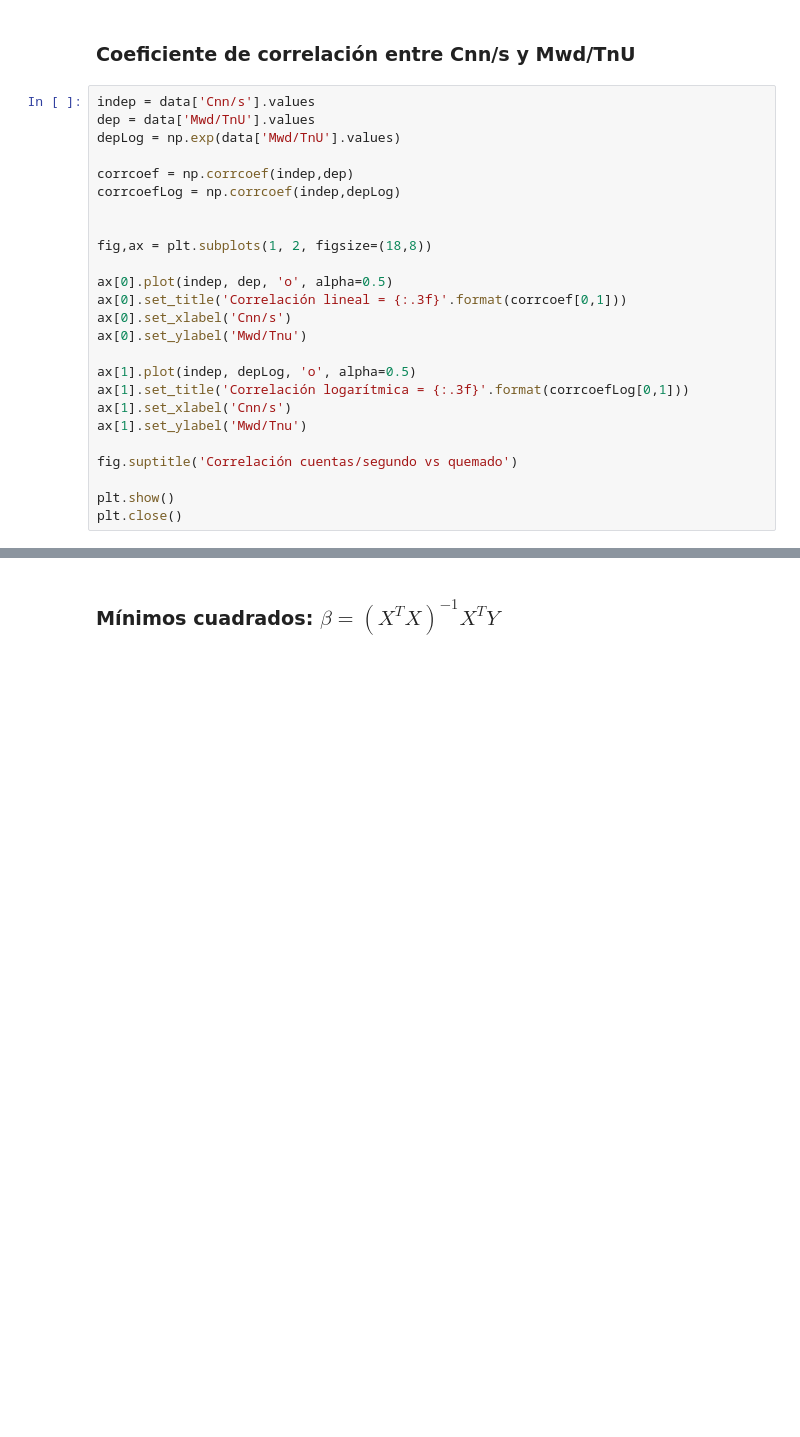
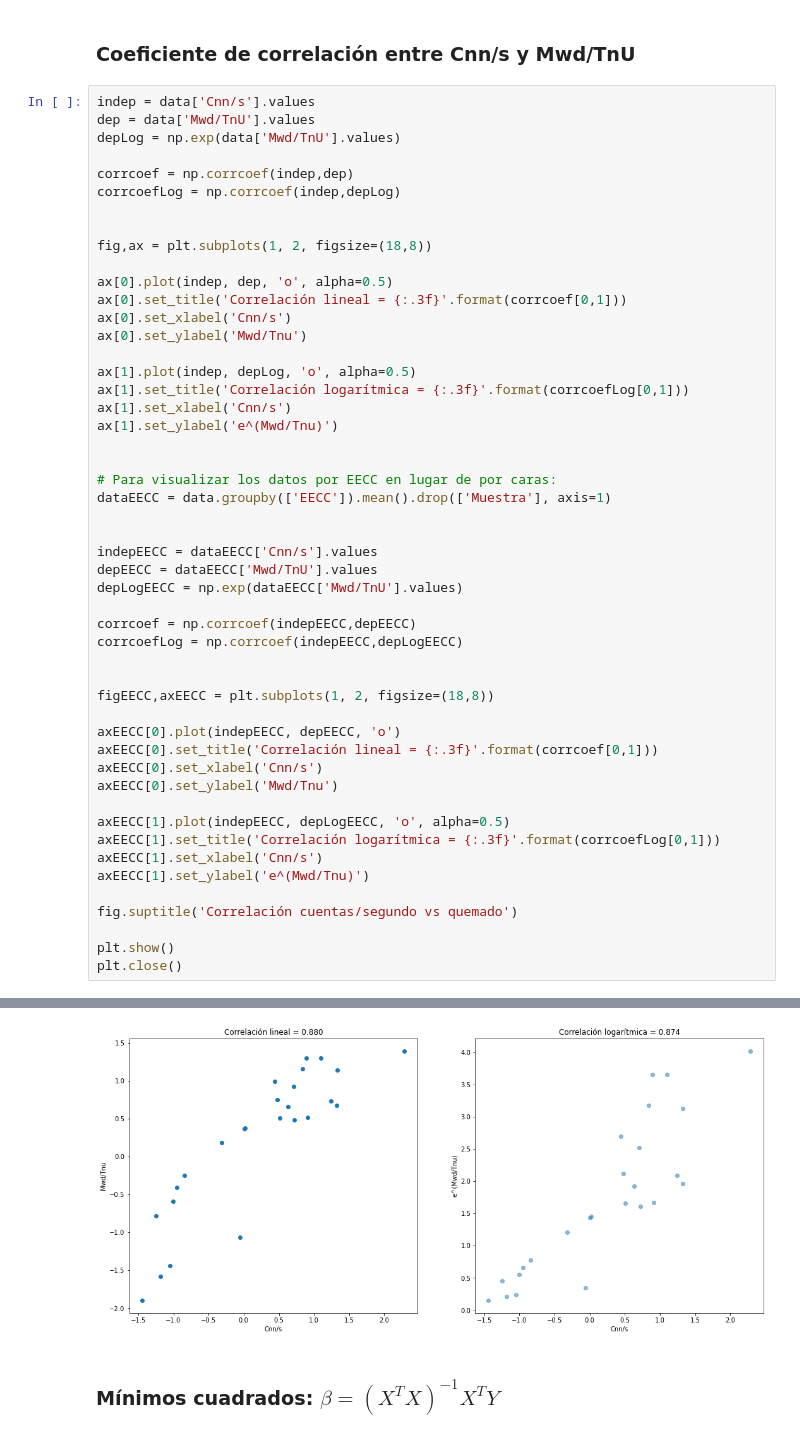
Before and after one commit to jarok03/PracticaUAM, a Jupyter notebook: LOOCV+RANDOMFOREST.ipynb, the cells around one changed output, grey strips where cells are left out. Saved outputs shown, nothing was run; the diff lists cells and outputs as text; blank space fills up the shorter version.

```diff
--- a/LOOCV+RANDOMFOREST.ipynb
+++ b/LOOCV+RANDOMFOREST.ipynb
@@ -215,30 +229,56 @@ plt.close()
 # %%
 indep = data['Cnn/s'].values
 dep = data['Mwd/TnU'].values
 depLog = np.exp(data['Mwd/TnU'].values)
 
 corrcoef = np.corrcoef(indep,dep)
 corrcoefLog = np.corrcoef(indep,depLog)
 
 
 fig,ax = plt.subplots(1, 2, figsize=(18,8))
 
 ax[0].plot(indep, dep, 'o', alpha=0.5)
 ax[0].set_title('Correlación lineal = {:.3f}'.format(corrcoef[0,1]))
 ax[0].set_xlabel('Cnn/s')
 ax[0].set_ylabel('Mwd/Tnu')
 
 ax[1].plot(indep, depLog, 'o', alpha=0.5)
 ax[1].set_title('Correlación logarítmica = {:.3f}'.format(corrcoefLog[0,1]))
 ax[1].set_xlabel('Cnn/s')
-ax[1].set_ylabel('Mwd/Tnu')
+ax[1].set_ylabel('e^(Mwd/Tnu)')
+
+
+# Para visualizar los datos por EECC en lugar de por caras:
+dataEECC = data.groupby(['EECC']).mean().drop(['Muestra'], axis=1)
+
+
+indepEECC = dataEECC['Cnn/s'].values
+depEECC = dataEECC['Mwd/TnU'].values
+depLogEECC = np.exp(dataEECC['Mwd/TnU'].values)
+
+corrcoef = np.corrcoef(indepEECC,depEECC)
+corrcoefLog = np.corrcoef(indepEECC,depLogEECC)
+
+
+figEECC,axEECC = plt.subplots(1, 2, figsize=(18,8))
+
+axEECC[0].plot(indepEECC, depEECC, 'o')
+axEECC[0].set_title('Correlación lineal = {:.3f}'.format(corrcoef[0,1]))
+axEECC[0].set_xlabel('Cnn/s')
+axEECC[0].set_ylabel('Mwd/Tnu')
+
+axEECC[1].plot(indepEECC, depLogEECC, 'o', alpha=0.5)
+axEECC[1].set_title('Correlación logarítmica = {:.3f}'.format(corrcoefLog[0,1]))
+axEECC[1].set_xlabel('Cnn/s')
+axEECC[1].set_ylabel('e^(Mwd/Tnu)')
 
 fig.suptitle('Correlación cuentas/segundo vs quemado')
 
 plt.show()
 plt.close()
 # %% [output]
 [figure]
+[figure, added]
 # %% [markdown]
 ### Mínimos cuadrados:  $\beta = (X^{T}X)^{-1}X^{T}Y$
 # %%
```
Also changed, not shown: parts of 20 cells of this notebook.
